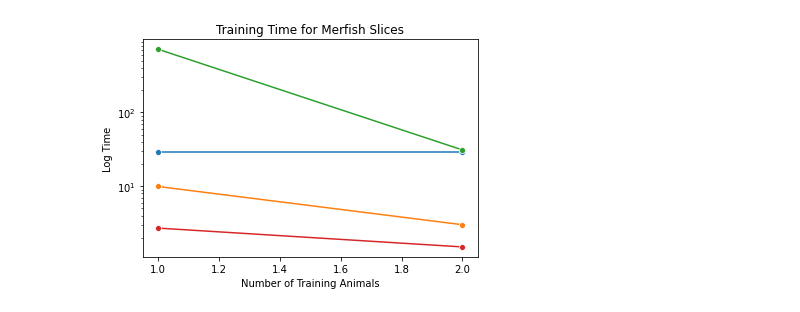
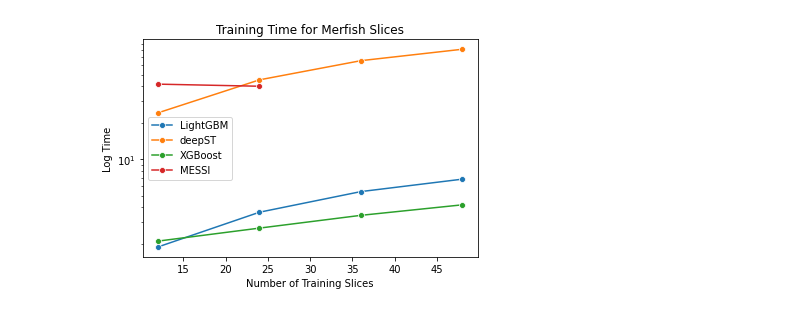
Before and after one commit to prob-ml/spice, a Jupyter notebook: examples/Figure3.ipynb, the cells around one changed output. Cells and saved outputs as stored; diff of their text form; code cells hidden in the pictures.

```diff
--- a/examples/Figure3.ipynb
+++ b/examples/Figure3.ipynb
@@ -2,14 +2,15 @@
 import seaborn as sns
 import matplotlib.pyplot as plt
 # %%
-sns.lineplot(x = range(1,3), y=[29, 29], marker = 'o')
-sns.lineplot(x = range(1,3), y=[9.9, 3], marker = 'o')
-sns.lineplot(x = range(1,3), y=[719, 31], marker = 'o')
-sns.lineplot(x = range(1,3), y=[2.7, 1.5], marker = 'o')
+sns.lineplot(x = range(12,60,12), y=[1.88,3.64,5.39,6.83], marker = 'o')
+sns.lineplot(x = range(12,60,12), y=[24.14,45.23,65.16,80.97], marker = 'o')
+sns.lineplot(x = range(12,60,12), y=[2.10,2.69,3.43,4.19], marker = 'o')
+sns.lineplot(x = range(12,36,12), y=[41.67,40.03], marker = 'o')
 plt.yscale('log')
 plt.title("Training Time for Merfish Slices")
-plt.xlabel("Number of Training Animals")
+plt.xlabel("Number of Training Slices")
 plt.ylabel("Log Time")
+plt.legend(labels=["LightGBM", "deepST", "XGBoost", "MESSI"], loc="center left")
 plt.show()
 # %% [output]
-[figure, old version]
+[figure, new version]
```
Also changed, not shown: parts of 4 cells of this notebook, 12 other files.
